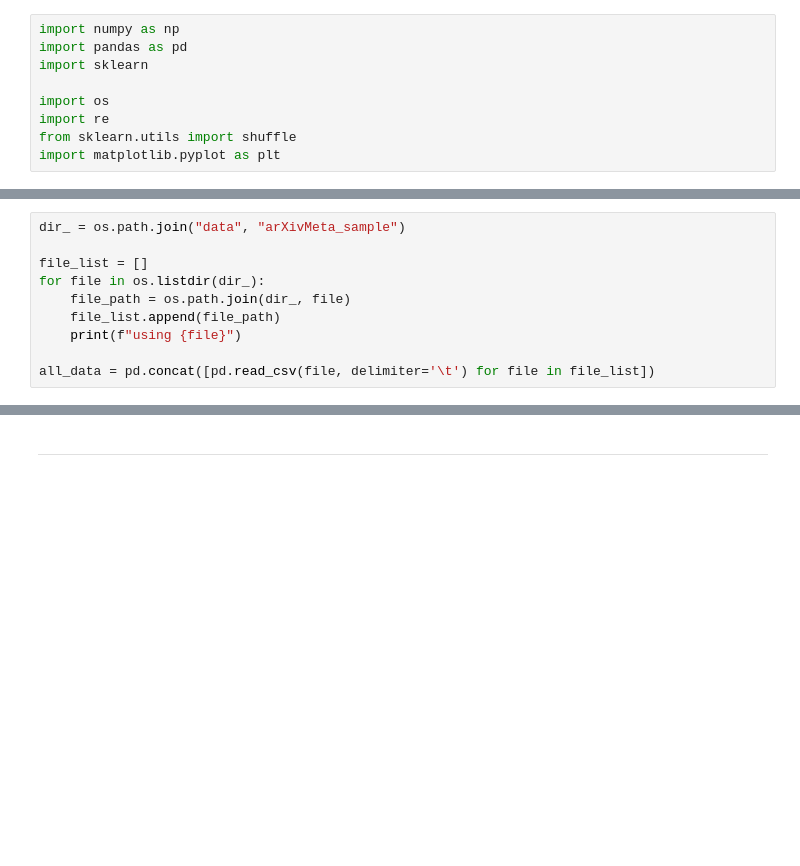
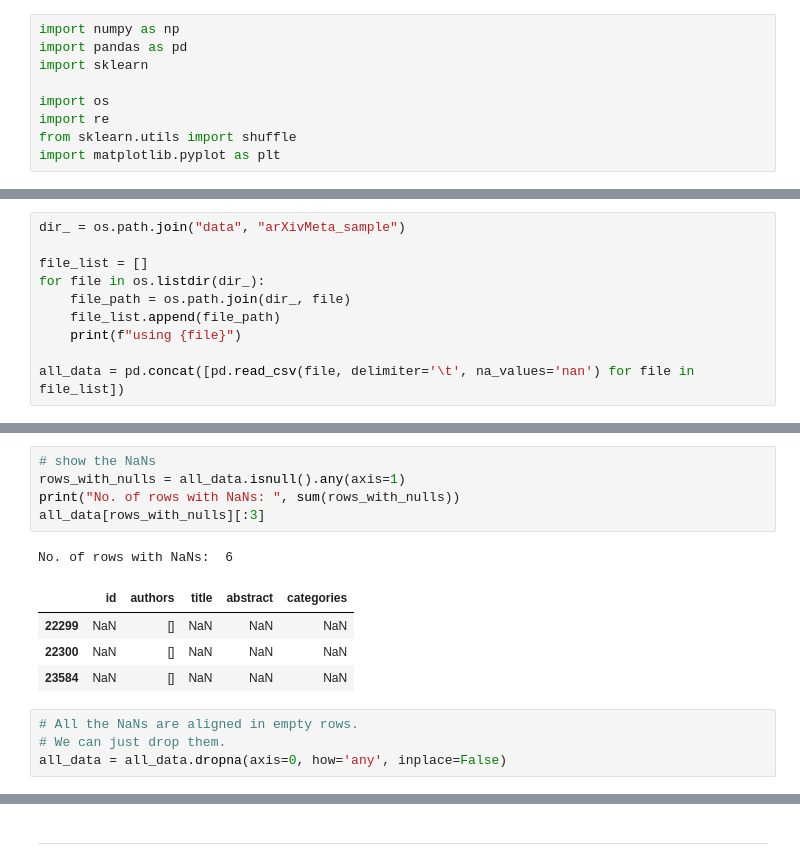
Before and after one commit to olszewskip/ArXiv_Classifier, a Jupyter notebook: arXiv_explore.ipynb, the cells around one changed output, grey strips where cells are left out. Cells and saved outputs as stored; diff of their text form; blank space fills up the shorter version.

```diff
--- a/arXiv_explore.ipynb
+++ b/arXiv_explore.ipynb
@@ -18,5 +18,5 @@ for file in os.listdir(dir_):
     file_list.append(file_path)
     print(f"using {file}")
 
-all_data = pd.concat([pd.read_csv(file, delimiter='\t') for file in file_list])
+all_data = pd.concat([pd.read_csv(file, delimiter='\t', na_values='nan') for file in file_list])
 # %% [output]
@@ -35,0 +37,15 @@ Index([], dtype='object')
+# %%
+# show the NaNs
+rows_with_nulls = all_data.isnull().any(axis=1)
+print("No. of rows with NaNs: ", sum(rows_with_nulls))
+all_data[rows_with_nulls][:3]
+# %% [output]
+No. of rows with NaNs:  6
+|  | id | authors | title | abstract | categories |
+| 22299 | NaN | [] | NaN | NaN | NaN |
+| 22300 | NaN | [] | NaN | NaN | NaN |
+| 23584 | NaN | [] | NaN | NaN | NaN |
+# %%
+# All the NaNs are aligned in empty rows.
+# We can just drop them.
+all_data = all_data.dropna(axis=0, how='any', inplace=False)
```
Also changed, not shown: parts of 23 cells of this notebook.
